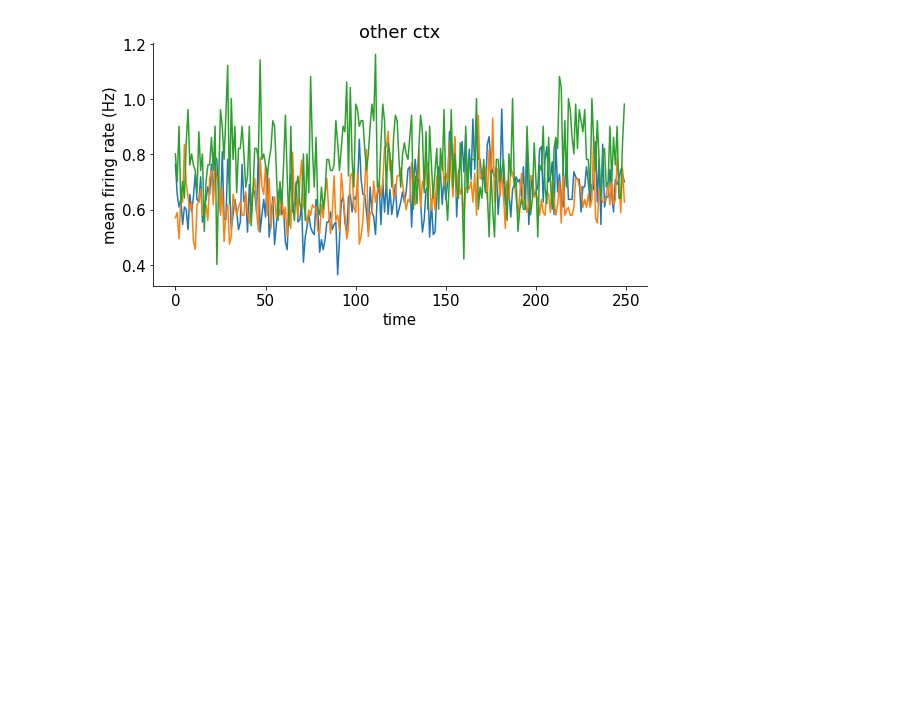
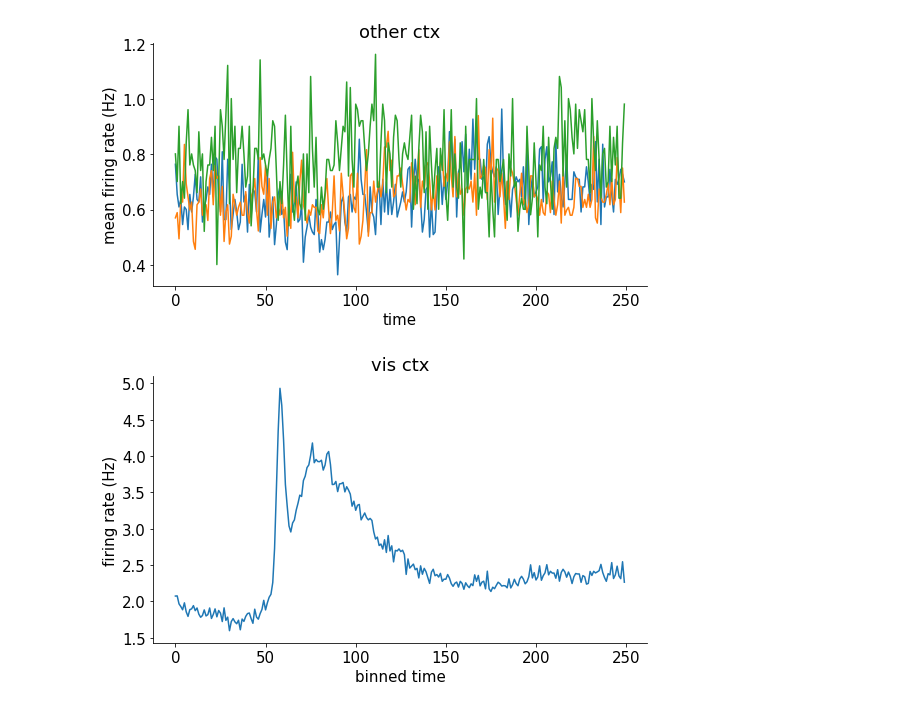
Before and after one commit to Jp-17/NMA_CN_2022_learning, a Jupyter notebook: project/Code/1_access_dataset.ipynb, the cells around one changed output. Cells and saved outputs as stored; diff of their text form; code cells hidden in the pictures; blank space fills up the shorter version.

```diff
--- a/project/Code/1_access_dataset.ipynb
+++ b/project/Code/1_access_dataset.ipynb
@@ -254,3 +261,19 @@ plt.show()
 [figure]
 [figure]
 [figure]
+# %%
+# @title plots by neurons in a single trial
+trial_idx = 1
+area_group = 0
+neurons_num = 6
+vis_activity = 1/dt * dat['spks'][barea == 0][:, :, :].mean(0).mean(0)
+
+plt.figure(figsize=(8, 5))
+
+plt.plot(vis_activity)
+plt.xlabel('binned time')
+plt.ylabel('firing rate (Hz)')
+plt.title('vis ctx')
+plt.show()
+# %% [output]
+[figure, added]
```
Also changed, not shown: parts of 4 cells of this notebook, 3 other files.
